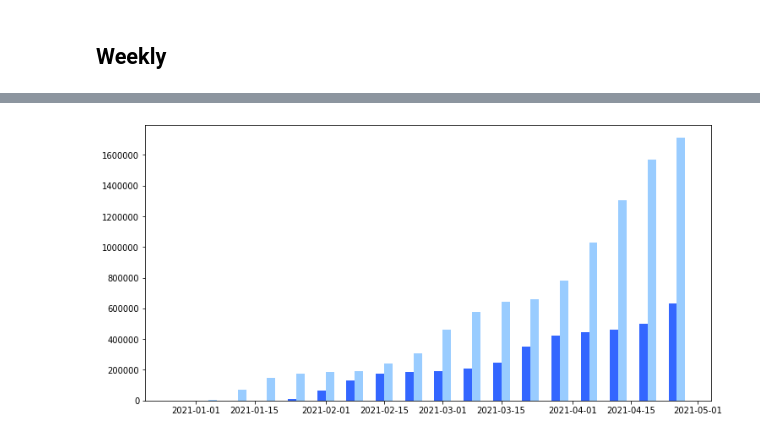
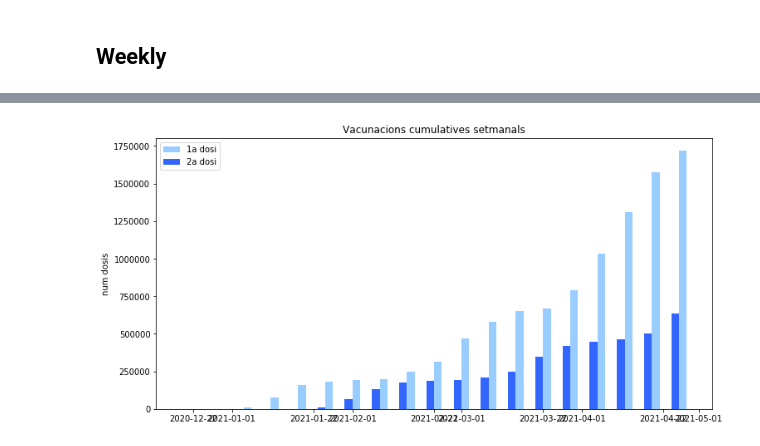
Before and after one commit to nauQs/vacunacions, a Jupyter notebook: vacunacioCAT.ipynb, the cells around one changed output, grey strips where cells are left out. Cells and saved outputs as stored; diff of their text form; code cells hidden in the pictures.

```diff
--- a/vacunacioCAT.ipynb
+++ b/vacunacioCAT.ipynb
@@ -22,12 +22,14 @@ df = pd.read_csv(zipfile.open(zipfile.namelist()[0]), sep=";")
 
 # Column transformation and select
 df["DATA"] = df.DATA.astype('datetime64[ns]')
-df = df[df.DATA>datetime(2021, 1, 1)]
+df = df[df.DATA>datetime(2020, 12, 20)]
 df = df.sort_values("DATA")
 
 # New columns
+df["DOSIS_TOTALS"] = df.VACUNATS_DOSI_1+df.VACUNATS_DOSI_2
 df["cum1"] = df.VACUNATS_DOSI_1.cumsum()
 df["cum2"] = df.VACUNATS_DOSI_2.cumsum()
+df["cum"] = df.DOSIS_TOTALS.cumsum()
 df["firstDayWeek"] = df.DATA - df.DATA.dt.weekday * timedelta(days=1)
 # %%
 df.head()
@@ -64,9 +84,13 @@ p2 = ax.bar(vw.firstDayWeek, vw.VACUNATS_DOSI_2, width=2, bottom=vw.VACUNATS_DOS
 # %%
 cum_cols = ["cum1", "cum2"]
 vcw = df.groupby("firstDayWeek", as_index=False)[cum_cols].first()
 fig, ax = plt.subplots(figsize=(12,6))
 w = 2
-p1 = ax.bar(vcw.firstDayWeek+timedelta(days=w/2), vcw.cum1, width=w, color = [(0.6, 0.8, 1)], align='center')
-p2 = ax.bar(vcw.firstDayWeek-timedelta(days=w/2), vcw.cum2, width=w, color = [(0.2, 0.4, 1)], align='center')
+p1 = ax.bar(vcw.firstDayWeek+timedelta(days=w/2), vcw.cum1, width=w, color = [(0.6, 0.8, 1)], align='center', label='1a dosi')
+p2 = ax.bar(vcw.firstDayWeek-timedelta(days=w/2), vcw.cum2, width=w, color = [(0.2, 0.4, 1)], align='center', label='2a dosi')
+ax.set_title("Vacunacions cumulatives setmanals")
+ax.set_ylabel("num dosis")
+ax.legend()
+plt.show()
 # %% [output]
-[figure, old version]
+[figure, new version]
```
Also changed, not shown: parts of 12 cells of this notebook.
